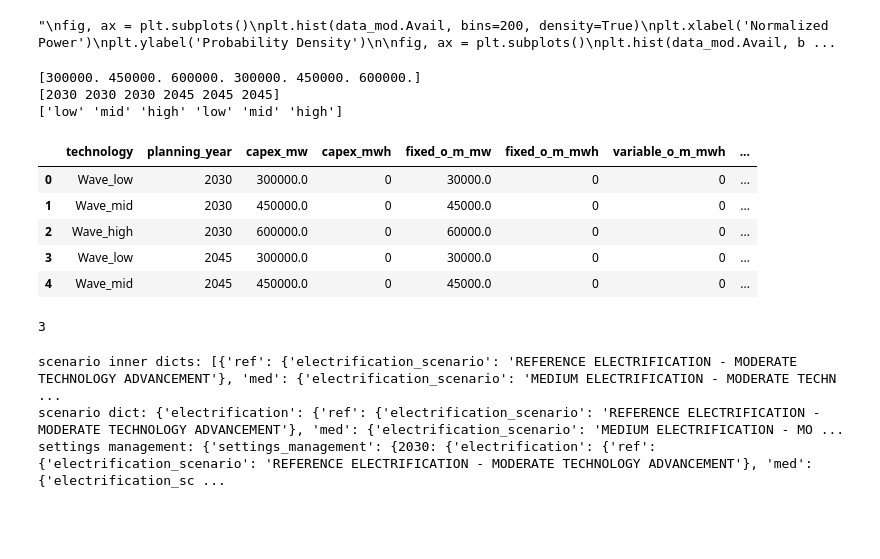
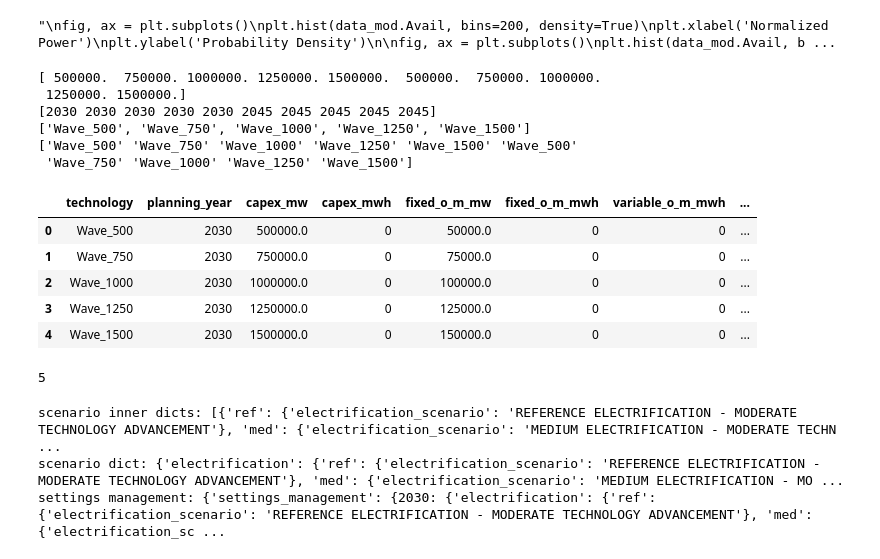
Before and after one commit to symbiotic-engineering/WEC-DECIDER, a Jupyter notebook: modules/CEM/make_additional_tech_csv.ipynb, the cells around one changed output. Saved outputs shown, nothing was run; the diff lists cells and outputs as text; code cells hidden in the pictures; blank space fills up the shorter version.

Commit message:
change cost sweep to use numbers not strings

```diff
--- a/modules/CEM/make_additional_tech_csv.ipynb
+++ b/modules/CEM/make_additional_tech_csv.ipynb
@@ -196,7 +198,7 @@ plt.xlim([0,0.12])
 # %% [output]
 "\nfig, ax = plt.subplots()\nplt.hist(data_mod.Avail, bins=200, density=True)\nplt.xlabel('Normalized Power')\nplt.ylabel('Probability Density')\n\nfig, ax = plt.subplots()\nplt.hist(data_mod.Avail, b ...
 # %%
-cap_costs = np.linspace(300e3, 600e3, 3)
+cap_costs = np.linspace(500e3, 1500e3, 5) # USD/MW
 years = [2030,2045]
 P_lims = np.array([0.2, 0.4, 0.6, 0.8, 1.0])
 
@@ -207,10 +209,11 @@ year_vec = year_mesh.flatten()
 print(cap_cost_vec)
 print(year_vec)
 
-wave_cost_str = ['low', 'mid', 'high']
-cost_high_mid_low_string = np.matlib.repmat(wave_cost_str, len(years), 1).flatten()
+wave_cost_str = [f"Wave_{cap_cost/1e3:.0f}" for cap_cost in cap_costs] # $k/MW
+print(wave_cost_str)
+wave_cost_str_repeated = np.matlib.repmat(wave_cost_str, len(years), 1).flatten()
 
-print(cost_high_mid_low_string)
+print(wave_cost_str_repeated)
 
 #P_lim_string = (P_lim_vec*1000).astype(int).astype(str)
 #keys = np.char.add( np.repeat("Avail_limited_",np.size(P_lim_vec)), P_lim_string )
@@ -218,9 +221,12 @@ print(cost_high_mid_low_string)
 
 # use CF to lookup power limit and corresponding availability timeseries
 # %% [output]
-[300000. 450000. 600000. 300000. 450000. 600000.]
-[2030 2030 2030 2045 2045 2045]
-['low' 'mid' 'high' 'low' 'mid' 'high']
+[ 500000.  750000. 1000000. 1250000. 1500000.  500000.  750000. 1000000.
+ 1250000. 1500000.]
+[2030 2030 2030 2030 2030 2045 2045 2045 2045 2045]
+['Wave_500', 'Wave_750', 'Wave_1000', 'Wave_1250', 'Wave_1500']
+['Wave_500' 'Wave_750' 'Wave_1000' 'Wave_1250' 'Wave_1500' 'Wave_500'
+ 'Wave_750' 'Wave_1000' 'Wave_1250' 'Wave_1500']
 # %%
 # make a separate csv per profile
 variability_names = []
@@ -229,39 +235,39 @@ location_folder = 'data_east'
 for P_limit in P_lims:
     for i in range(len(zeta_range)):
         for j in range(len(omega_n_range)):
             key_unlimited = "Avail_zeta_" + str(zeta_range[i]) + "_omega_n_" + str(omega_n_range[j])
             key_limited = key_unlimited + "_limited_" + str(int(P_limit*1000))
             if P_limit == 1:
                 key = key_unlimited
             else:
                 key = key_limited
             profile_data = data_mod[key].values
             profile_hourly = np.interp(np.arange(0, 8760), np.arange(0, 8760, 3), profile_data)
 
             csv_data = pd.DataFrame()
-            csv_data["technology"] = ["Wave_" + cost_str for cost_str in cost_high_mid_low_string]
+            csv_data["technology"] = wave_cost_str_repeated
             csv_data["planning_year"] = year_vec
             csv_data["capex_mw"] = cap_cost_vec
             csv_data["capex_mwh"] = 0
             csv_data["fixed_o_m_mw"] = cap_cost_vec / 10
             csv_data["fixed_o_m_mwh"] = 0
             csv_data["variable_o_m_mwh"] = 0
             csv_data["wacc_real"] = 0.07
             csv_data["dollar_year"] = 2014
             csv_data["heat_rate"] = 0
             csv_data["profile"] = np.array2string(profile_hourly, separator=',', precision=4, threshold=np.inf)
 
             csv_data.to_csv(location_folder + '/wave_profiles/' + key_limited +'.csv',index=False)
             variability_names.append(key_limited)
 
 csv_data.head()
 # %% [output]
 |  | technology | planning_year | capex_mw | capex_mwh | fixed_o_m_mw | fixed_o_m_mwh | variable_o_m_mwh | ... |
-| 0 | Wave_low | 2030 | 300000.0 | 0 | 30000.0 | 0 | 0 | ... |
-| 1 | Wave_mid | 2030 | 450000.0 | 0 | 45000.0 | 0 | 0 | ... |
-| 2 | Wave_high | 2030 | 600000.0 | 0 | 60000.0 | 0 | 0 | ... |
-| 3 | Wave_low | 2045 | 300000.0 | 0 | 30000.0 | 0 | 0 | ... |
-| 4 | Wave_mid | 2045 | 450000.0 | 0 | 45000.0 | 0 | 0 | ... |
+| 0 | Wave_500 | 2030 | 500000.0 | 0 | 50000.0 | 0 | 0 | ... |
+| 1 | Wave_750 | 2030 | 750000.0 | 0 | 75000.0 | 0 | 0 | ... |
+| 2 | Wave_1000 | 2030 | 1000000.0 | 0 | 100000.0 | 0 | 0 | ... |
+| 3 | Wave_1250 | 2030 | 1250000.0 | 0 | 125000.0 | 0 | 0 | ... |
+| 4 | Wave_1500 | 2030 | 1500000.0 | 0 | 150000.0 | 0 | 0 | ... |
 # %%
 # make a scenario inputs csv
 
@@ -295,7 +301,7 @@ print(len(scenario_inputs))
 scenario_inputs.head()
 scenario_inputs.to_csv(location_folder + '/scenario_input.csv',index=False)
 # %% [output]
-3
+5
 # %%
 # make a settings management for power genome
 import yaml
```
Also changed, not shown: parts of 2 cells of this notebook, 2 other files.
